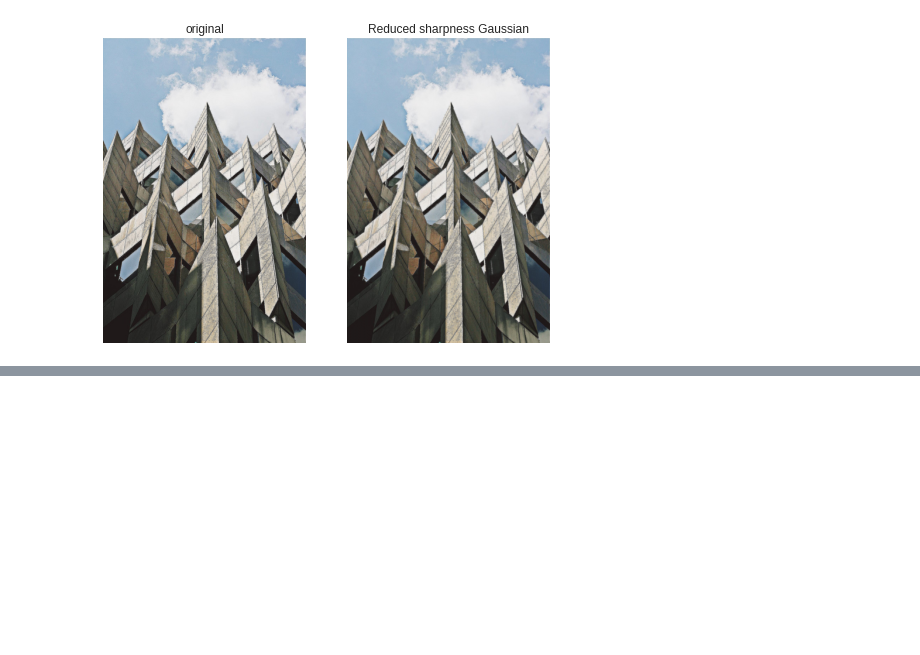
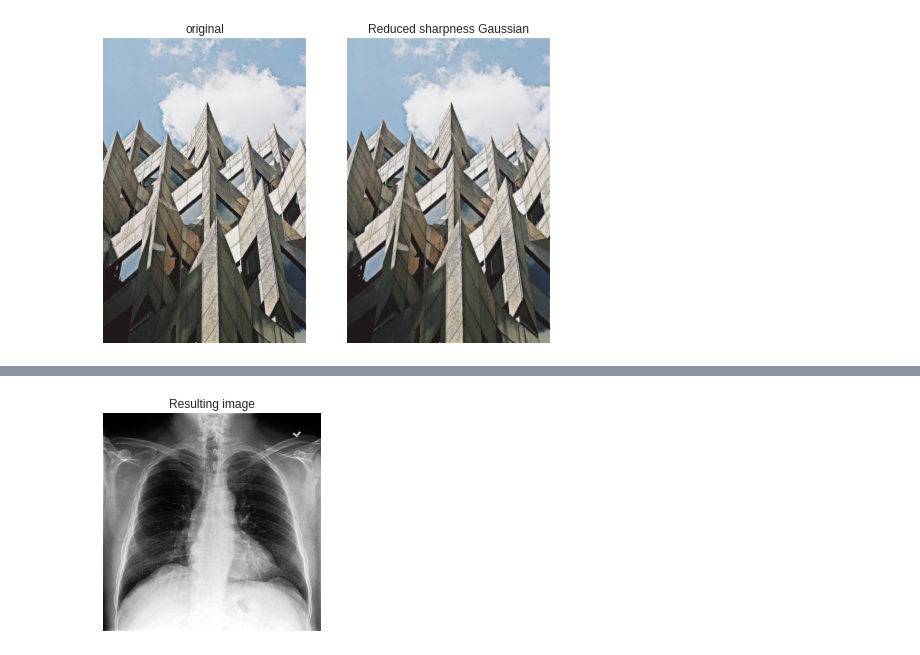
Before and after one commit to Naimul-Islam-Siam/Image-Processing, a Jupyter notebook: Image Processing in Python/2. Filters, Contrast, Transformation and Morphology/image_processing2.ipynb, the cells around one changed output, grey strips where cells are left out. Saved outputs shown, nothing was run; the diff lists cells and outputs as text; code cells hidden in the pictures; blank space fills up the shorter version.

```diff
--- a/Image Processing in Python/2. Filters, Contrast, Transformation and Morphology/image_processing2.ipynb
+++ b/Image Processing in Python/2. Filters, Contrast, Transformation and Morphology/image_processing2.ipynb
@@ -102,0 +145,8 @@ plot_comparison(building_image, gaussian_image, "Reduced sharpness Gaussian");
+# %%
+# Use histogram equalization to improve the contrast
+xray_image_eq =  exposure.equalize_hist(chest_xray_image)
+
+# Show the resulting image
+show_image(xray_image_eq, 'Resulting image')
+# %% [output]
+[figure, added]
```
Also changed, not shown: parts of 8 cells of this notebook.
